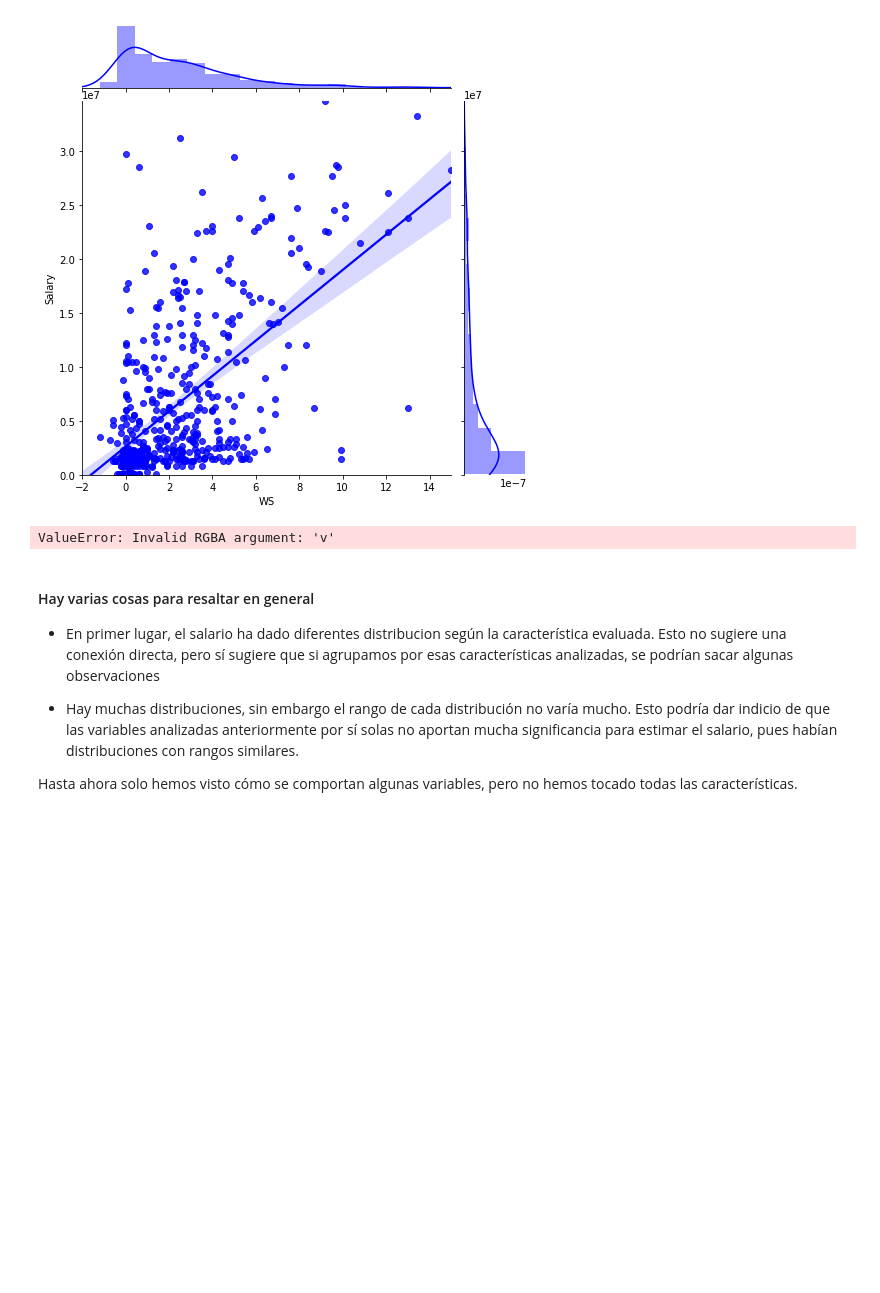
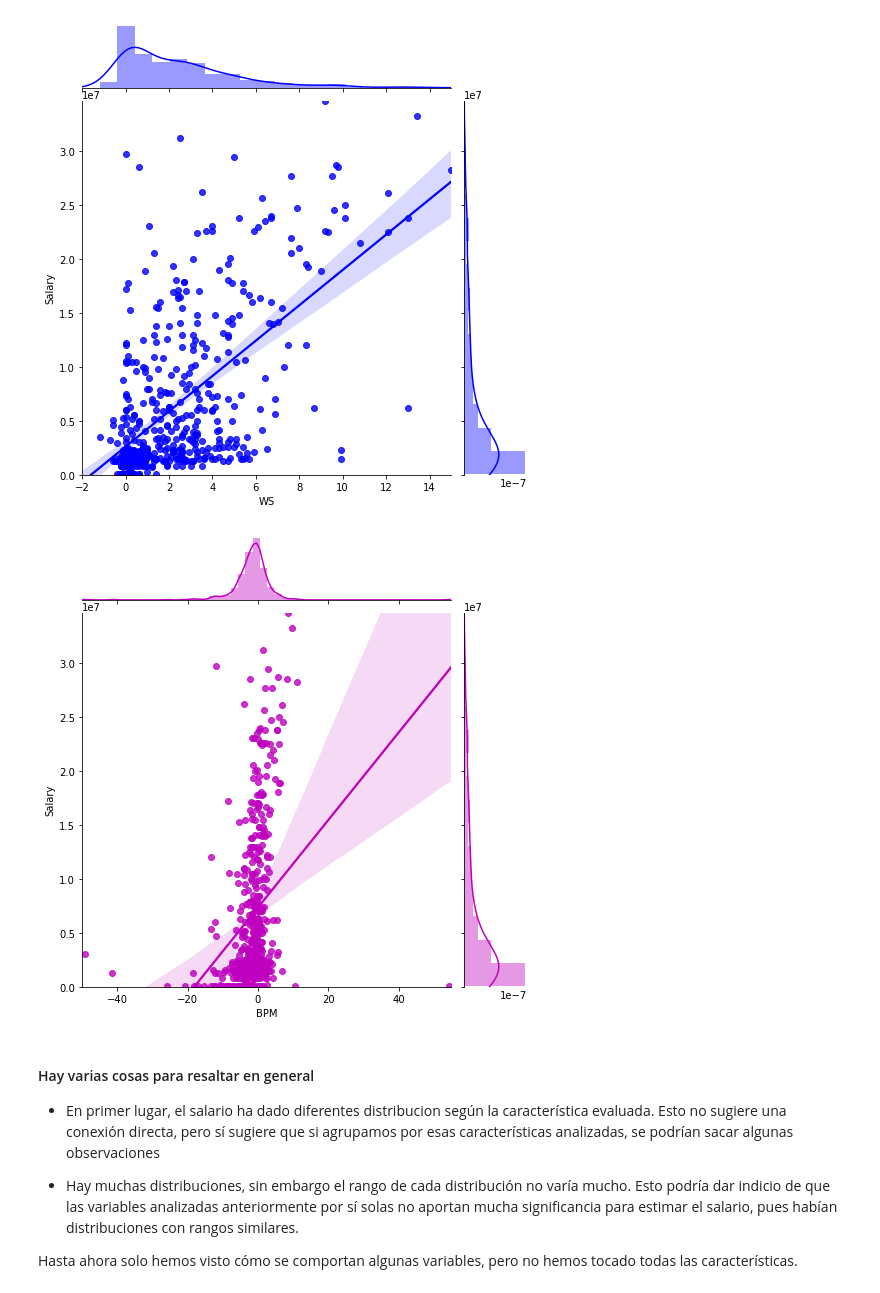
Before and after one commit to StevenMaMei/DataAnalyticsFinalProject, a Jupyter notebook: PrimerEntrega.ipynb, the cells around one changed output. Drawn from its saved outputs; the diff is of its cells as text; code cells hidden in the pictures; blank space fills up the shorter version.

```diff
--- a/PrimerEntrega.ipynb
+++ b/PrimerEntrega.ipynb
@@ -413,10 +417,10 @@ g = sns.jointplot(x=d.columns[22], y=d.columns[27], data=data,
 # %%
 g = sns.jointplot(x=d.columns[26], y=d.columns[27], data=data,
                   kind="reg", truncate=False,
                   xlim=(-50, 55), ylim=(0, 34682550),
-                  color="v", height=7)
+                  color="m", height=7)
 # %% [output]
-ValueError: Invalid RGBA argument: 'v'
+[figure, added]
 # %% [markdown]
 #### Hay varias cosas para resaltar en general
 
```
Also changed, not shown: parts of 6 cells of this notebook.
